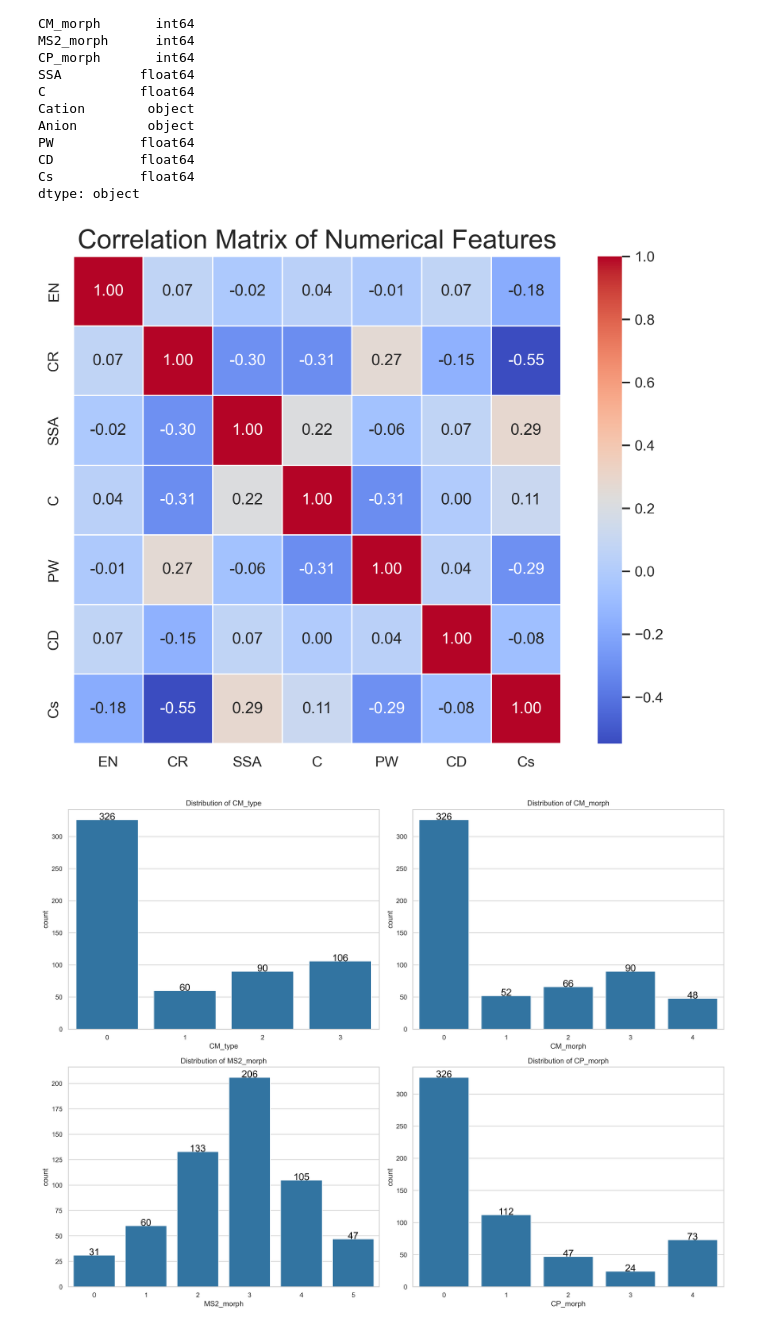
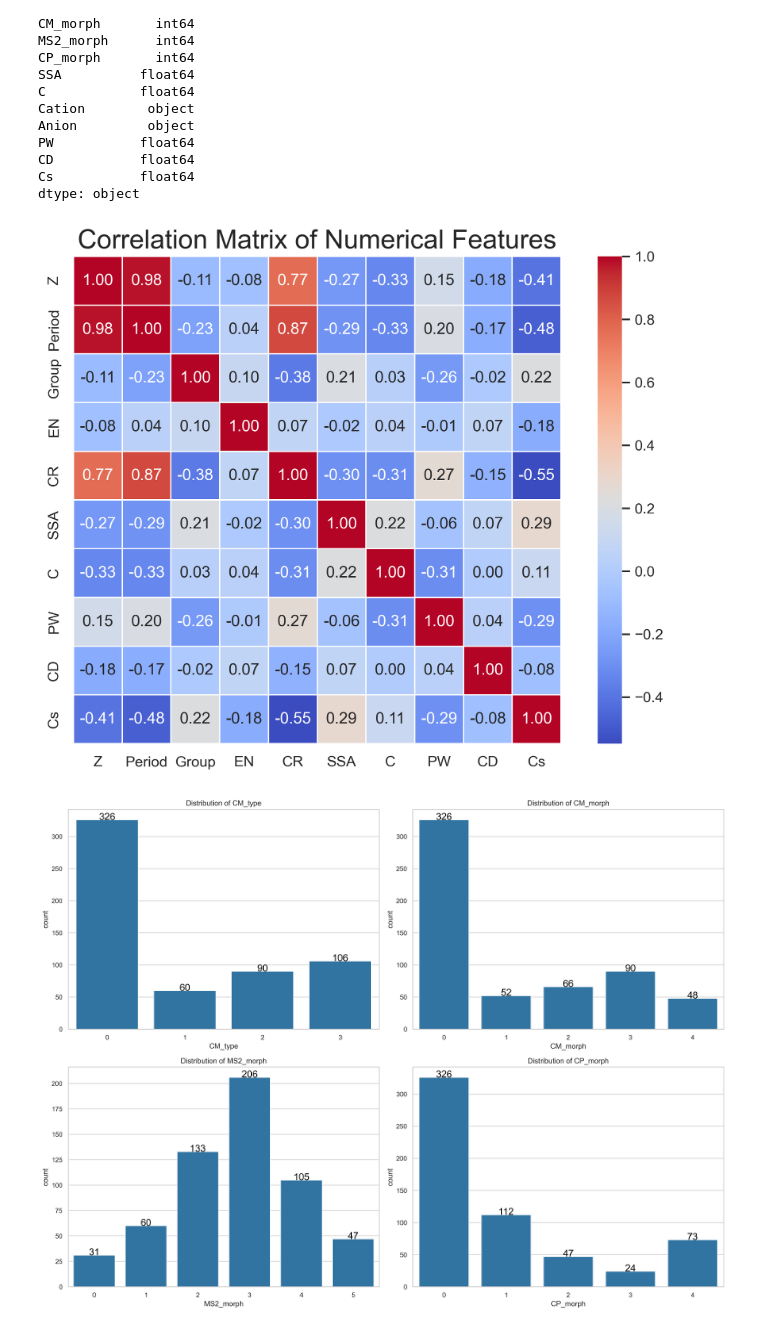
Before and after one commit to YYCHEN2001/ML_MS2_Carbon, a Jupyter notebook: notebooks/02_EDA_for_reduced.ipynb, the cells around one changed output. Saved outputs shown, nothing was run; the diff lists cells and outputs as text; code cells hidden in the pictures.

```diff
--- a/notebooks/02_EDA_for_reduced.ipynb
+++ b/notebooks/02_EDA_for_reduced.ipynb
@@ -40,27 +40,27 @@ dtype: object
 # %%
 import matplotlib.pyplot as plt
 import seaborn as sns
 
-# 对所有的数值型特征进行相关性分析
-numerical_features = data.select_dtypes(include=['float64']).columns
+# 对除了CM_type, CM_morph, MS2_morph和CP_morph之外的特征进行相关性分析
+numerical_features = data.select_dtypes(include=['int64', 'float64']).columns.drop(['CM_type', 'CM_morph', 'MS2_morph', 'CP_morph'])
 correlation_matrix = data[numerical_features].corr()
 
 # 设置图表风格和字体大小
 sns.set_style('whitegrid')
 sns.set_context("notebook", font_scale=1)
 
 # 创建一个图形对象
 plt.figure(figsize=(8, 6), dpi=300)
 
 # 绘制相关性矩阵的热力图
 sns.heatmap(correlation_matrix, annot=True, fmt=".2f", cmap='coolwarm', square=True, linewidths=0.5)
 plt.title('Correlation Matrix of Numerical Features', fontsize=20)
 
 # 调整布局
 plt.tight_layout()
 plt.show()
 # %% [output]
-[figure, old version]
+[figure, new version]
 # %%
 # 创建一个图形对象，并设置大小
 fig, axes = plt.subplots(2, 2, figsize=(16, 12), dpi=300)
```
Also changed, not shown: parts of 1 cell of this notebook, 6 other files.
